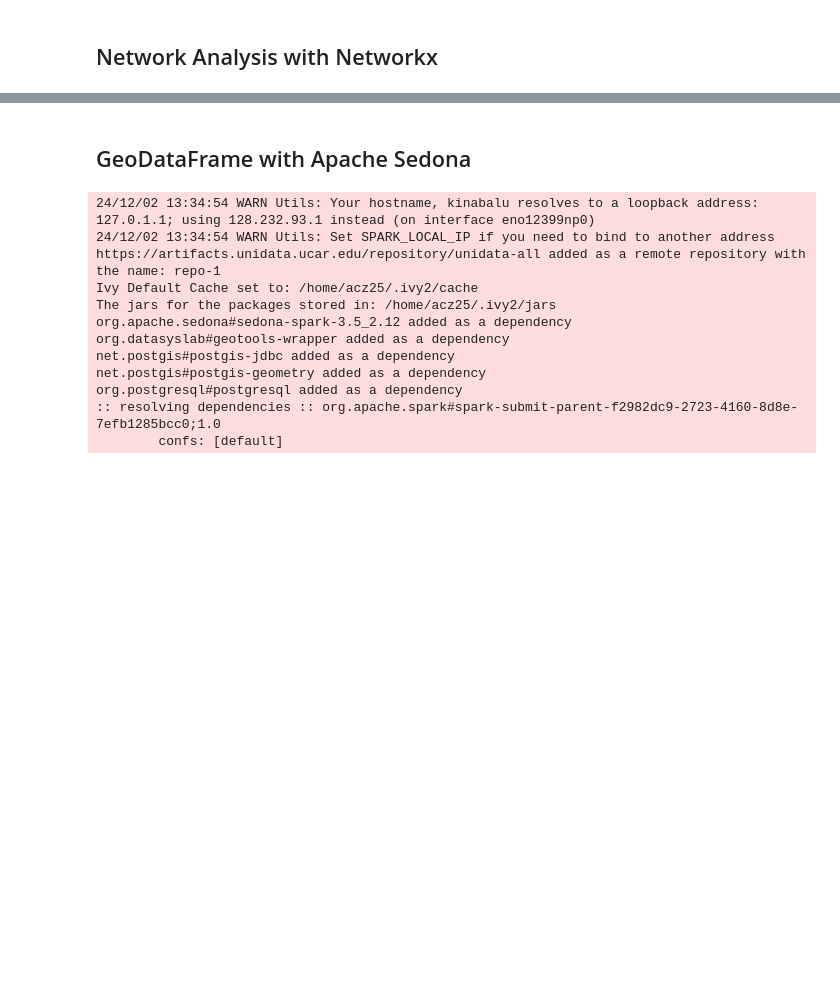
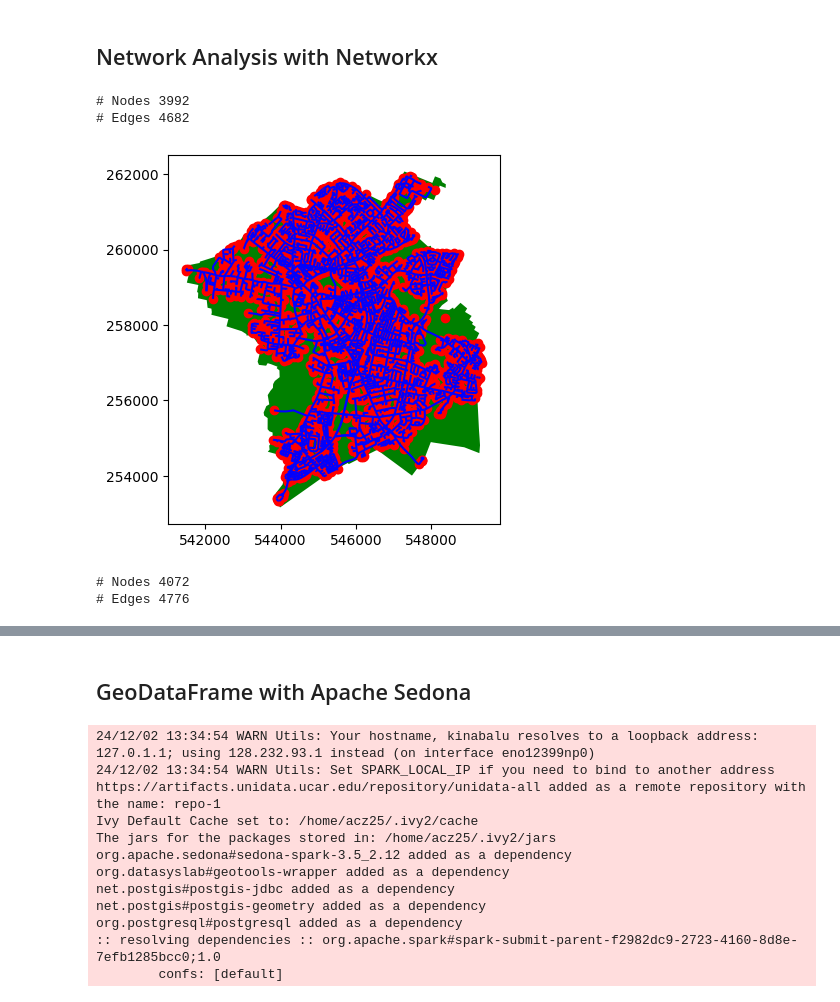
Before and after one commit to sdgresearch/3-30-300-analysis, a Jupyter notebook: notebooks/sedona_processing.ipynb, the cells around one changed output, grey strips where cells are left out. Saved outputs shown, nothing was run; the diff lists cells and outputs as text; code cells hidden in the pictures; blank space fills up the shorter version.

```diff
--- a/notebooks/sedona_processing.ipynb
+++ b/notebooks/sedona_processing.ipynb
@@ -94,3 +71,31 @@ public_park_site_gdf = green_space_site_gdf.copy()[green_space_site_gdf['functio
 public_park_access_gdf = green_space_access_gdf.copy()[green_space_access_gdf['ref_to_greenspace_site'].isin(public_park_site_gdf.id)]
 # %% [markdown]
 ## Network Analysis with Networkx
+# %%
+geo_road_nodes_gdf = gpd.sjoin(road_nodes_gdf, geo_boundary_gdf).set_index('id')
+
+geo_road_edges_gdf = road_edges_gdf[(road_edges_gdf['start_node'].isin(geo_road_nodes_gdf.id)) | (road_edges_gdf['end_node'].isin(geo_road_nodes_gdf.id))]\
+    .rename(columns={'start_node': 'u', 'end_node': 'v', 'id': 'key'})\
+    .set_index(['u', 'v', 'key'])
+print('# Nodes', len(geo_road_nodes_gdf))
+print('# Edges', len(geo_road_edges_gdf))
+# %% [output]
+# Nodes 3992
+# Edges 4682
+# %%
+ax = geo_boundary_gdf.plot(color='green')
+geo_road_edges_gdf.plot(ax=ax, color='blue')
+geo_road_nodes_gdf.plot(ax=ax, color='red')
+plt.show()
+# %% [output]
+[figure, added]
+# %%
+geo_road_edges_gdf = gpd.sjoin(road_edges_gdf, geo_boundary_gdf)\
+    .rename(columns={'start_node': 'u', 'end_node': 'v', 'id': 'key'})\
+    .set_index(['u', 'v', 'key'])
+geo_road_nodes_gdf = road_nodes_gdf[(road_nodes_gdf['id'].isin(geo_road_edges_gdf.index.get_level_values(0))) | (road_nodes_gdf['id'].isin(geo_road_edges_gdf.index.get_level_values(1)))].set_index('id')
+print('# Nodes', len(geo_road_nodes_gdf))
+print('# Edges', len(geo_road_edges_gdf))
+# %% [output]
+# Nodes 4072
+# Edges 4776
```
Also changed, not shown: parts of 10 cells of this notebook, 2 other files.
